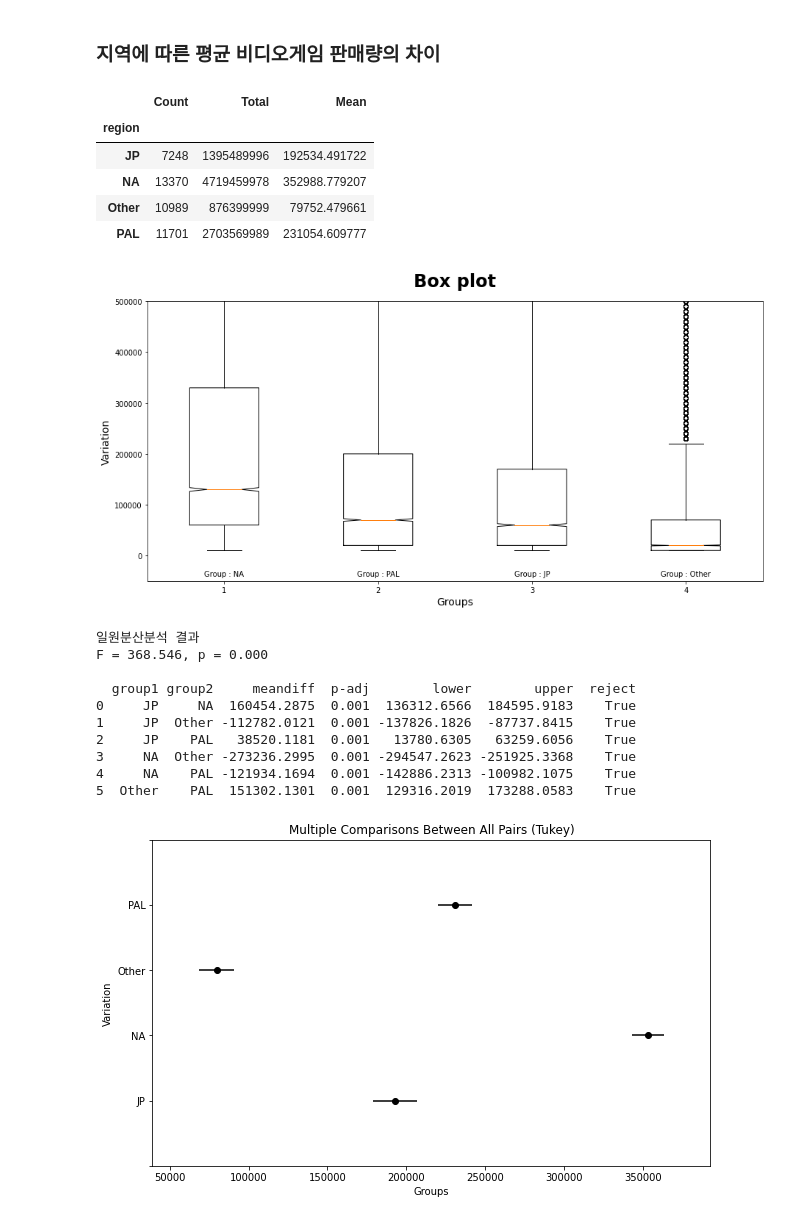
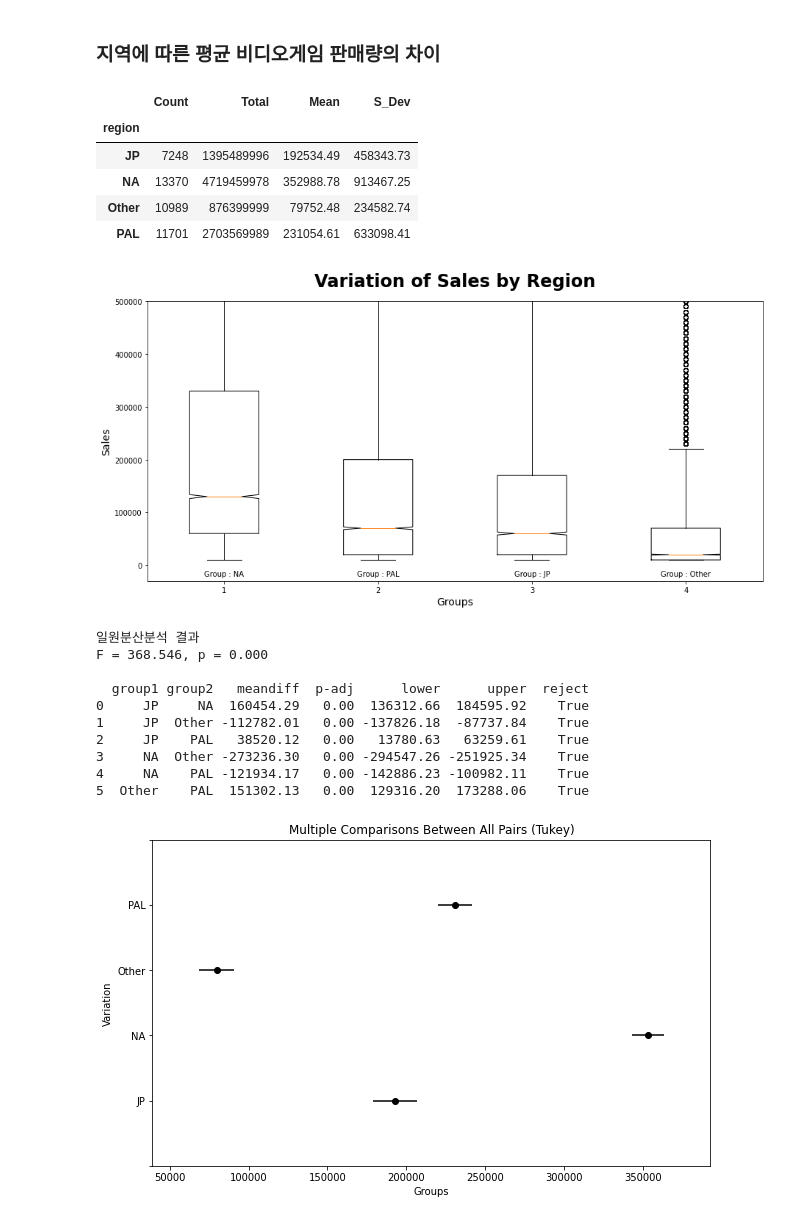
Before and after one commit to leeyeonjun85/AIB_Section_1_Project, a Jupyter notebook: Data_Analysis.ipynb, the cells around one changed output. Cells and saved outputs as stored; diff of their text form; code cells hidden in the pictures.

```diff
--- a/Data_Analysis.ipynb
+++ b/Data_Analysis.ipynb
@@ -1382,66 +1389,69 @@ df_total.head()
 # %%
+# 지역별 판매량 기술통계
 Count = df.groupby('region').count()['sales']
 Total = df.groupby('region').sum()['sales']
 Mean = df.groupby('region').mean()['sales']
+S_Dev = df.groupby('region').std()['sales']
 
 data = {
     'Count' : Count,
     'Total' : Total,
     'Mean' : Mean,
+    'S_Dev' : S_Dev,
 }
 
 results = pd.DataFrame(data)
 
 path = '/content/drive/Shareddrives/coding/aib/AIB_section1_project/results/region_sale_summary.xlsx'    # 저장경로
-result.to_excel(path)                                                                                   # 엑셀 저장
+results.to_excel(path)                                                                                   # 엑셀 저장
 results
 # %% [output]
-|  | Count | Total | Mean |
-| region |  |  |  |
-| JP | 7248 | 1395489996 | 192534.491722 |
-| NA | 13370 | 4719459978 | 352988.779207 |
-| Other | 10989 | 876399999 | 79752.479661 |
-| PAL | 11701 | 2703569989 | 231054.609777 |
+|  | Count | Total | Mean | S_Dev |
+| region |  |  |  |  |
+| JP | 7248 | 1395489996 | 192534.49 | 458343.73 |
+| NA | 13370 | 4719459978 | 352988.78 | 913467.25 |
+| Other | 10989 | 876399999 | 79752.48 | 234582.74 |
+| PAL | 11701 | 2703569989 | 231054.61 | 633098.41 |
 # %%
 # box plot을 그리기 위한 그룹 지정
-group1 = df.query('region == "NA"')['sales']
-group2 = df.query('region == "PAL"')['sales']
-group3 = df.query('region == "JP"')['sales']
-group4 = df.query('region == "Other"')['sales']
+group1 = df[filt_NA]['sales']
+group2 = df[filt_PAL]['sales']
+group3 = df[filt_JP]['sales']
+group4 = df[filt_Other]['sales']
 
 plot_data = [group1, group2, group3, group4]
 
 # 그래프 그리기
 fig, ax = plt.subplots(figsize=(15, 7))
 
 ax = plt.boxplot(plot_data, notch=True, whis=2.5)
-plt.ylim(-50000, 500000)
+plt.ylim(-30000, 500000)
 
-plt.title('Box plot', fontsize=24, fontweight = 'bold', pad=20)
+plt.title('Variation of Sales by Region', fontsize=24, fontweight = 'bold', pad=20)
 
 plt.xlabel('Groups', fontsize=14)
-plt.ylabel('Variation', fontsize=14)
+plt.ylabel('Sales', fontsize=14)
 
-plt.text(1, -40000, 'Group : NA', ha='center')
-plt.text(2, -40000, 'Group : PAL', ha='center')
-plt.text(3, -40000, 'Group : JP', ha='center')
-plt.text(4, -40000, 'Group : Other', ha='center')
+plt.text(1, -20000, 'Group : NA', ha='center')
+plt.text(2, -20000, 'Group : PAL', ha='center')
+plt.text(3, -20000, 'Group : JP', ha='center')
+plt.text(4, -20000, 'Group : Other', ha='center')
 
 medians = [item.get_ydata() for item in ax['medians']]
 
 plt.show()
 
-path = '/content/drive/Shareddrives/coding/aib/AIB_section1_project/results/region_sale_01_boxplot.png'
+path = '/content/drive/Shareddrives/coding/aib/AIB_section1_project/results/region_sale_boxplot.png'
 fig.savefig(path, dpi=150, facecolor='#eeeeee')
 # %% [output]
-[figure, old version]
+[figure, new version]
 # %%
 F_statistic, pVal = stats.f_oneway(group1, group2, group3, group4)      # 일원분산분석
 posthoc = pairwise_tukeyhsd(df.sales, df.region, alpha=0.05)            # 사후검정 : tukey HSD
 
-results = pd.DataFrame(data=posthoc._results_table.data[1:], columns=posthoc._results_table.data[0])  # 분석결과
+results = pd.DataFrame(data=posthoc._results_table.data[1:], columns=posthoc._results_table.data[0])  # 사후검정 결과 저장
 
-path = '/content/drive/Shareddrives/coding/aib/AIB_section1_project/results/region_sale_02_oneway_anova.xlsx'
+path = '/content/drive/Shareddrives/coding/aib/AIB_section1_project/results/region_sale_oneway_anova_hsd.xlsx'
 results.to_excel(path)  # 분석결과 엑셀 저장
 
 print(f"""일원분산분석 결과
@@ -1453,13 +1463,13 @@ F = {F_statistic:.3f}, p = {pVal:.3f}
 일원분산분석 결과
 F = 368.546, p = 0.000
 
-  group1 group2     meandiff  p-adj        lower        upper  reject
-0     JP     NA  160454.2875  0.001  136312.6566  184595.9183    True
-1     JP  Other -112782.0121  0.001 -137826.1826  -87737.8415    True
-2     JP    PAL   38520.1181  0.001   13780.6305   63259.6056    True
-3     NA  Other -273236.2995  0.001 -294547.2623 -251925.3368    True
-4     NA    PAL -121934.1694  0.001 -142886.2313 -100982.1075    True
-5  Other    PAL  151302.1301  0.001  129316.2019  173288.0583    True
+  group1 group2   meandiff  p-adj      lower      upper  reject
+0     JP     NA  160454.29   0.00  136312.66  184595.92    True
+1     JP  Other -112782.01   0.00 -137826.18  -87737.84    True
+2     JP    PAL   38520.12   0.00   13780.63   63259.61    True
+3     NA  Other -273236.30   0.00 -294547.26 -251925.34    True
+4     NA    PAL -121934.17   0.00 -142886.23 -100982.11    True
+5  Other    PAL  151302.13   0.00  129316.20  173288.06    True
 # %%
 fig = posthoc.plot_simultaneous() # 사후검정 시각화 그래프
 
```
Also changed, not shown: parts of 30 cells of this notebook, 27 other files.
